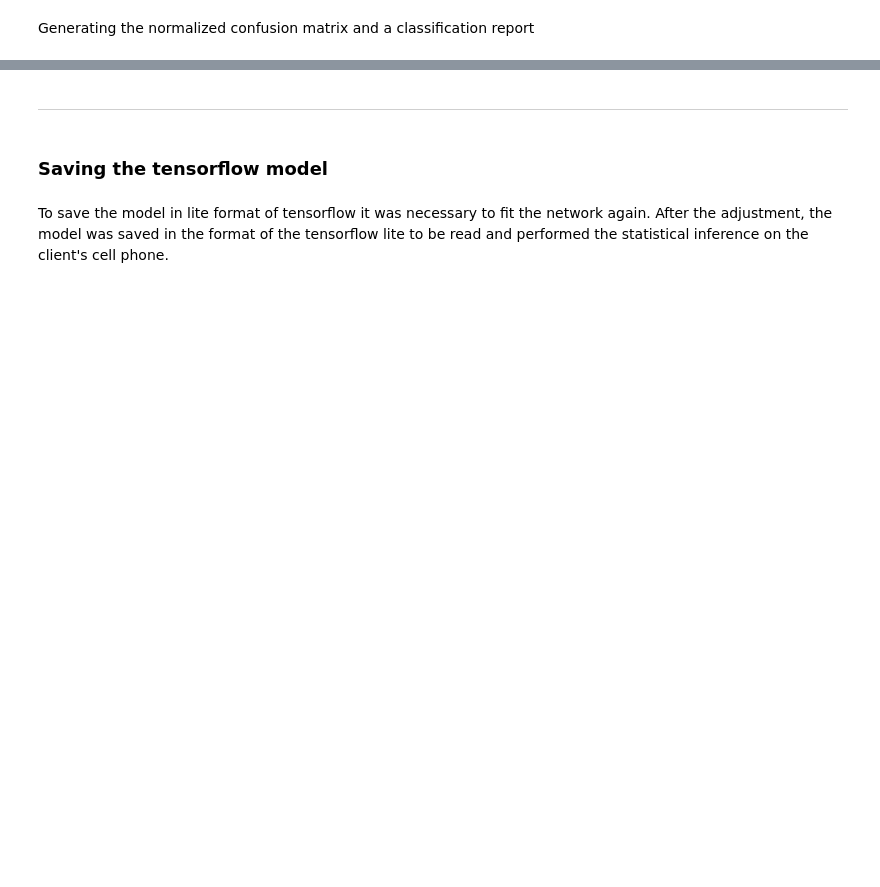
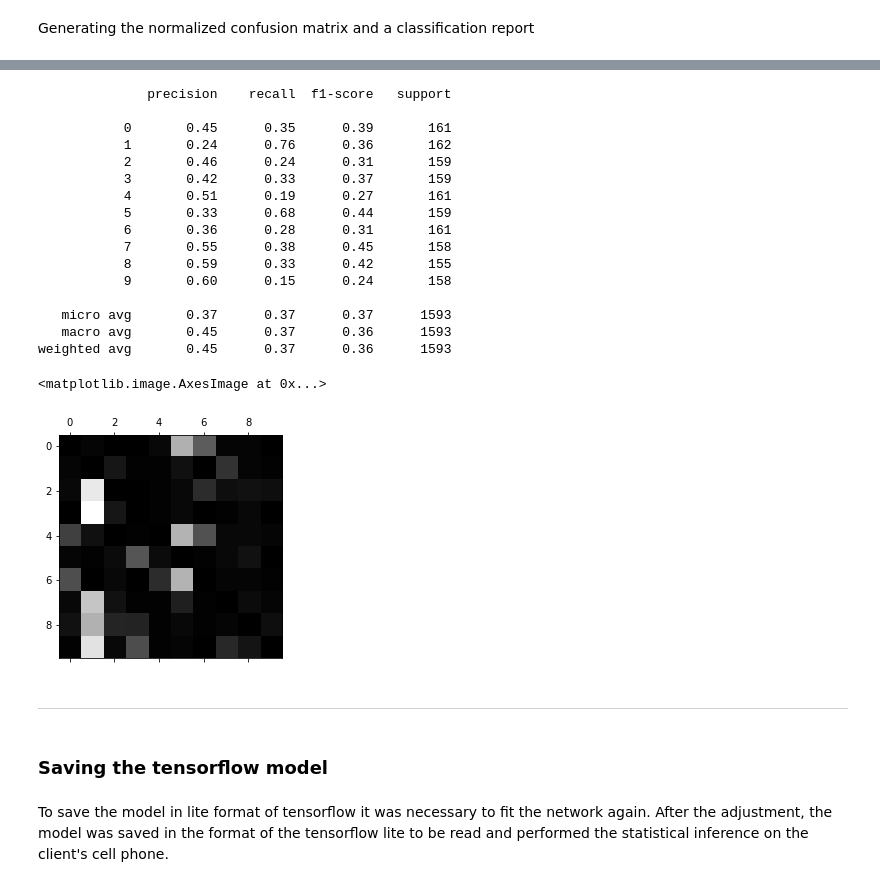
Before and after one commit to Krids/CharacterRecognitionProject, a Jupyter notebook: CharacterRecognition.ipynb, the cells around one changed output, grey strips where cells are left out. Cells and saved outputs as stored; diff of their text form; code cells hidden in the pictures; blank space fills up the shorter version.

```diff
--- a/CharacterRecognition.ipynb
+++ b/CharacterRecognition.ipynb
@@ -196,0 +215,15 @@ def create_model():
+# %%
+# Function to create model, required for KerasClassifier
+def create_model_3():
+    # create model
+    model = keras.Sequential()
+    model.add(keras.layers.Flatten(input_shape=(16, 16)))
+    model.add(keras.layers.Dense(16, activation='sigmoid'))
+    model.add(keras.layers.Dense(16, activation='sigmoid'))
+    model.add(keras.layers.Dense(16, activation='sigmoid'))
+    model.add(keras.layers.Dense(16, activation='sigmoid'))
+    model.add(keras.layers.Dense(16, activation='sigmoid'))
+    model.add(keras.layers.Dense(10, activation='sigmoid'))
+    # Compile model
+    model.compile(loss='categorical_crossentropy', optimizer='adam', metrics=['accuracy'])
+    return model
@@ -203 +244,7 @@ neural_network = KerasClassifier(build_fn=create_model,
+# %%
+# Wrap Keras model so it can be used by scikit-learn
+neural_network_3 = KerasClassifier(build_fn=create_model_3,
+                                 epochs=100,
+                                 batch_size=64,
+                                 verbose=0)
 # %% [markdown]
@@ -266 +420,8 @@ class_rep = classification_report(Y, val_predict)
+# %%
+conf_mx_3 = confusion_matrix(Y, val_predict_3)
+row_sums = conf_mx_3.sum(axis=1, keepdims=True)
+norm_conf_mx_3 = conf_mx_3 / row_sums
+np.fill_diagonal(norm_conf_mx_3, 0)
+
+class_rep_3 = classification_report(Y, val_predict_3)
 # %%
@@ -288,3 +471,25 @@ weighted avg       0.92      0.92      0.92      1593
+# %%
+print(class_rep_3)
+plt.matshow(norm_conf_mx_3, cmap=plt.cm.gray)
+# %% [output]
+              precision    recall  f1-score   support
+
+           0       0.45      0.35      0.39       161
+           1       0.24      0.76      0.36       162
+           2       0.46      0.24      0.31       159
+           3       0.42      0.33      0.37       159
+           4       0.51      0.19      0.27       161
+           5       0.33      0.68      0.44       159
+           6       0.36      0.28      0.31       161
+           7       0.55      0.38      0.45       158
+           8       0.59      0.33      0.42       155
+           9       0.60      0.15      0.24       158
+
+   micro avg       0.37      0.37      0.37      1593
+   macro avg       0.45      0.37      0.36      1593
+weighted avg       0.45      0.37      0.36      1593
+<matplotlib.image.AxesImage at 0x...>
+[figure, added]
 # %% [markdown]
 ____
 # %% [markdown]
```
Also changed, not shown: parts of 35 cells of this notebook, 3 other files.
